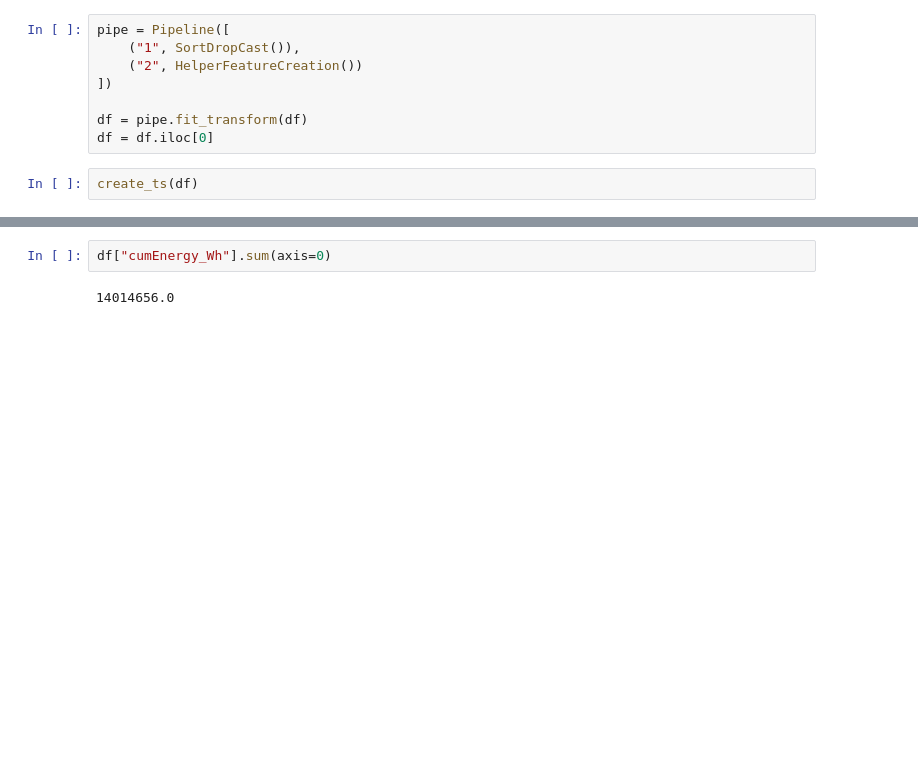
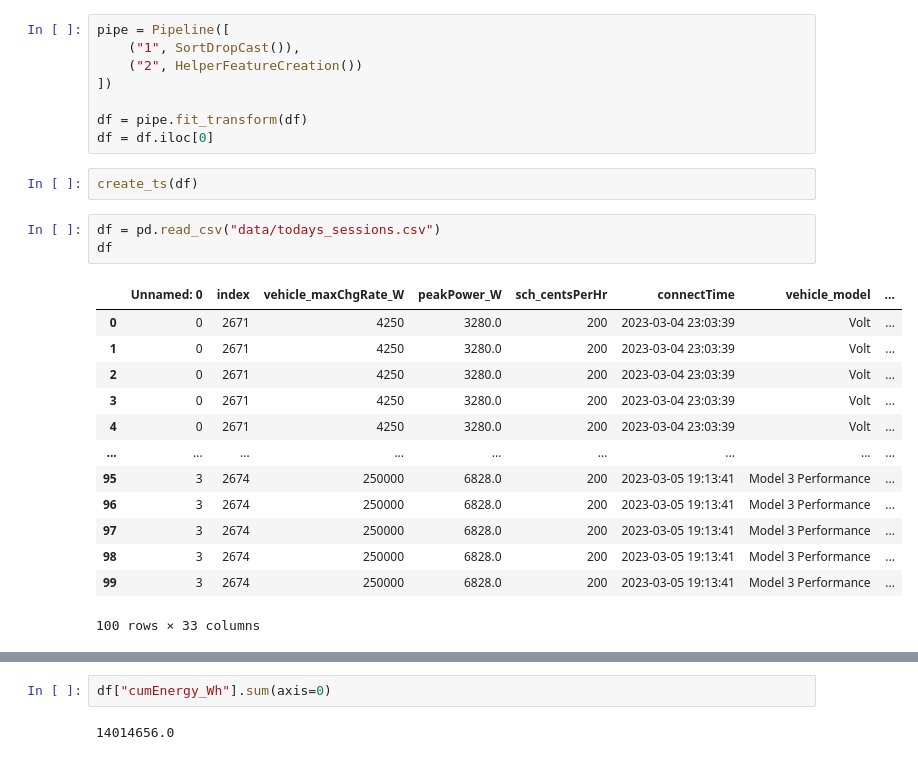
Before and after one commit to winston-edwin-chiong/slrpEV-data-dashboard, a Jupyter notebook: SessionLvlVIz.ipynb, the cells around one changed output, grey strips where cells are left out. Cells and saved outputs as stored; diff of their text form; blank space fills up the shorter version.

```diff
--- a/SessionLvlVIz.ipynb
+++ b/SessionLvlVIz.ipynb
@@ -93,6 +94,23 @@ df = pipe.fit_transform(df)
 df = df.iloc[0]
 # %%
 create_ts(df)
+# %%
+df = pd.read_csv("data/todays_sessions.csv")
+df
+# %% [output]
+|  | Unnamed: 0 | index | vehicle_maxChgRate_W | peakPower_W | sch_centsPerHr | connectTime | vehicle_model | ... |
+| 0 | 0 | 2671 | 4250 | 3280.0 | 200 | 2023-03-04 23:03:39 | Volt | ... |
+| 1 | 0 | 2671 | 4250 | 3280.0 | 200 | 2023-03-04 23:03:39 | Volt | ... |
+| 2 | 0 | 2671 | 4250 | 3280.0 | 200 | 2023-03-04 23:03:39 | Volt | ... |
+| 3 | 0 | 2671 | 4250 | 3280.0 | 200 | 2023-03-04 23:03:39 | Volt | ... |
+| 4 | 0 | 2671 | 4250 | 3280.0 | 200 | 2023-03-04 23:03:39 | Volt | ... |
+| ... | ... | ... | ... | ... | ... | ... | ... | ... |
+| 95 | 3 | 2674 | 250000 | 6828.0 | 200 | 2023-03-05 19:13:41 | Model 3 Performance | ... |
+| 96 | 3 | 2674 | 250000 | 6828.0 | 200 | 2023-03-05 19:13:41 | Model 3 Performance | ... |
+| 97 | 3 | 2674 | 250000 | 6828.0 | 200 | 2023-03-05 19:13:41 | Model 3 Performance | ... |
+| 98 | 3 | 2674 | 250000 | 6828.0 | 200 | 2023-03-05 19:13:41 | Model 3 Performance | ... |
+| 99 | 3 | 2674 | 250000 | 6828.0 | 200 | 2023-03-05 19:13:41 | Model 3 Performance | ... |
+100 rows × 33 columns
 # %%
 df = pd.read_csv("data/todays_sessions.csv")
 df2 = df[["dcosId", "cumEnergy_Wh", "vehicle_model"]].groupby("dcosId").first().copy()
```
Also changed, not shown: parts of 5 cells of this notebook, 1 other file.
